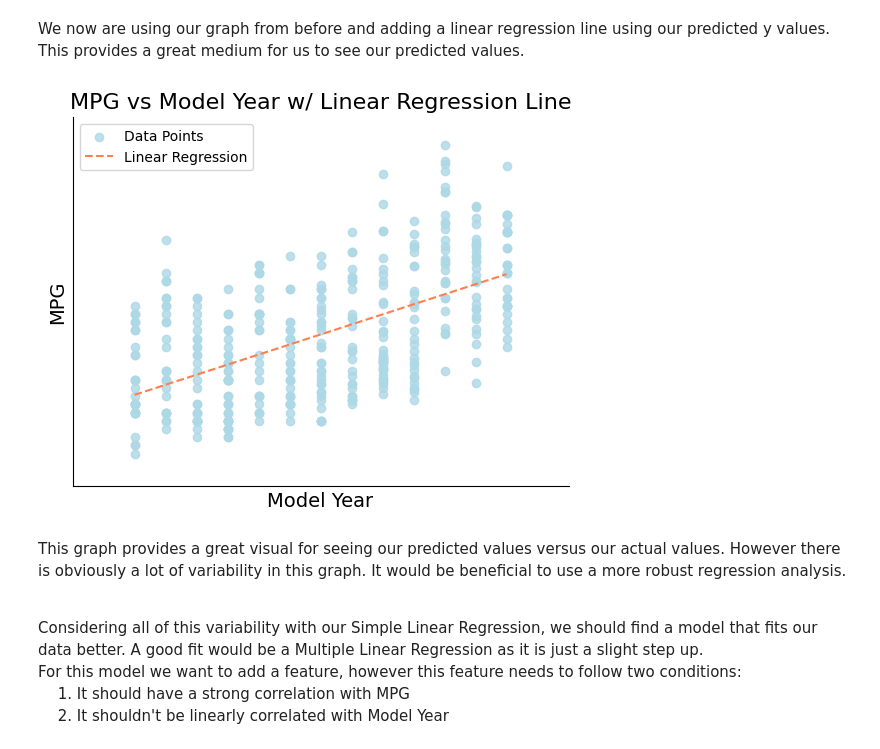
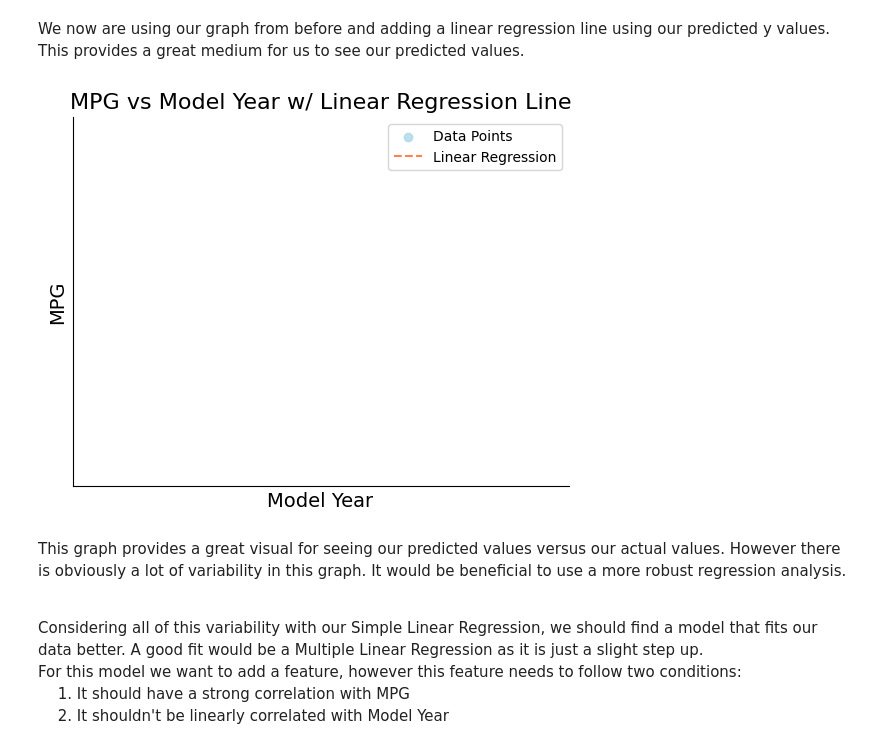
Before and after one commit to adenletchworth/Auto-MPG-Data-Analysis, a Jupyter notebook: dataAnalysis.ipynb, the cells around one changed output. Saved outputs shown, nothing was run; the diff lists cells and outputs as text; code cells hidden in the pictures.

```diff
--- a/dataAnalysis.ipynb
+++ b/dataAnalysis.ipynb
@@ -260,36 +300,36 @@ plt.ylabel('MPG',fontsize=14)
 plt.title('MPG vs Model Year w/ Linear Regression Line',fontsize=16) # gives a plot title
 
 plt.legend()
 
 writer = PillowWriter(fps=200)
 
 x_list = []
 y_list = []
 z_list = []
 
-with writer.saving(fig,'Model_Year_vs_MPG_LinReg.gif',100):
+"""with writer.saving(fig,'Model_Year_vs_MPG_LinReg.gif',100):
     for i in range(len(x)):
 
         x_list.append(x[i])
         y_list.append(y[i])
 
         x_train = np.array(x_list).reshape(-1,1)
         y_train = np.array(y_list).reshape(-1,1)
 
         lm.fit(x_train,y_train)
 
         predict_y = lm.predict(x_train)
 
         z_list.append(predict_y[0])
 
         scatter.set_offsets(np.column_stack((x_list,y_list)))
         linReg.set_data(x_train,predict_y)
 
-        writer.grab_frame()
+        writer.grab_frame()"""
 
 plt.show()
 # %% [output]
-[figure, old version]
+[figure, new version]
 # %% [markdown]
 This graph provides a great visual for seeing our predicted values versus our actual values. However there is obviously a lot of variability in this graph. It would be beneficial to use a more robust regression analysis.
 
```
Also changed, not shown: parts of 21 cells of this notebook.
